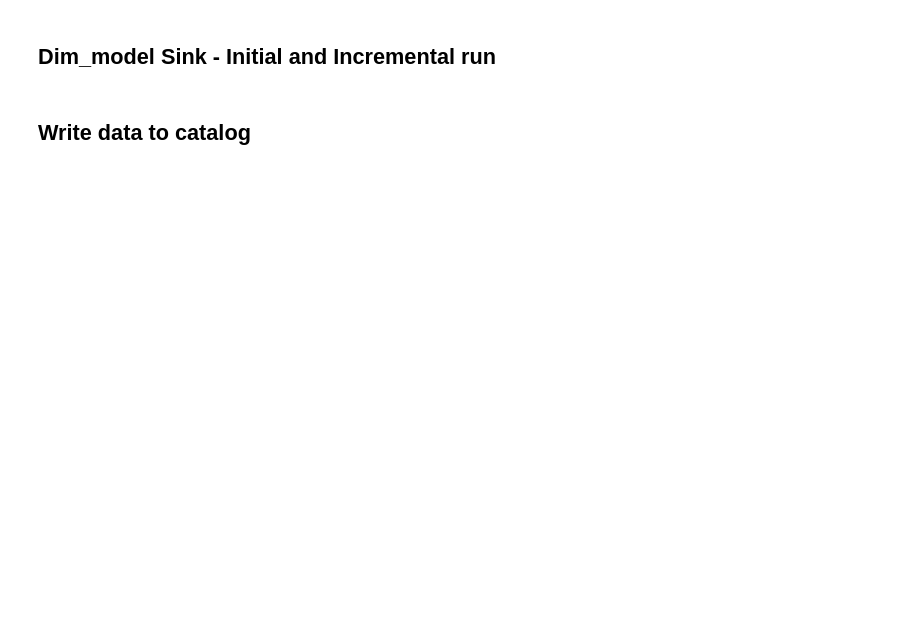
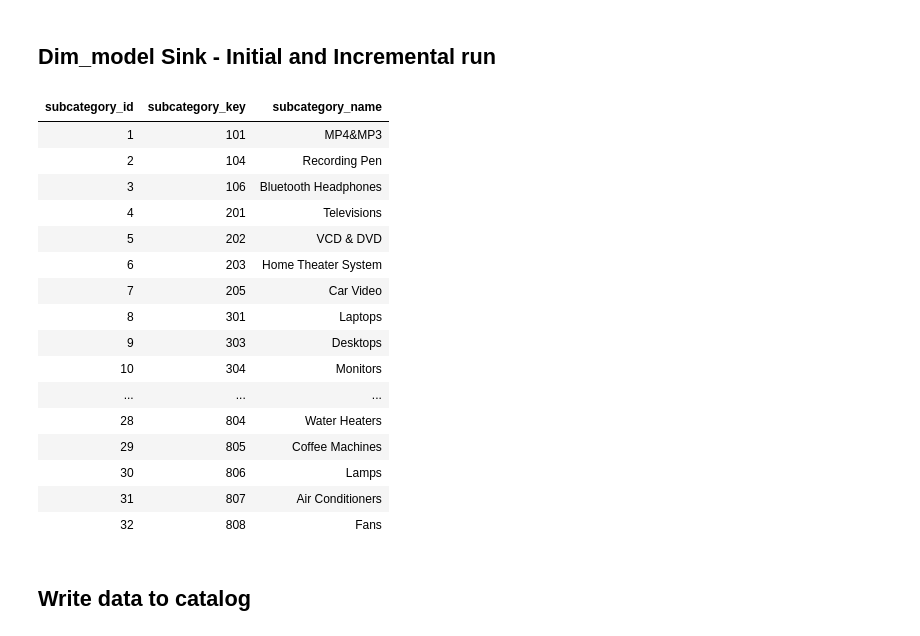
Before and after one commit to KacperFu/Azure-DE-Project, a Jupyter notebook: Notebooks/dim_subcategory.ipynb, the cells around one changed output. Drawn from its saved outputs; the diff is of its cells as text; code cells hidden in the pictures; blank space fills up the shorter version.

```diff
--- a/Notebooks/dim_subcategory.ipynb
+++ b/Notebooks/dim_subcategory.ipynb
@@ -36,15 +15,15 @@ df_src = spark.sql('''
 ''')
 
 # Initialize target DataFrame
-if spark.catalog.tableExists('contoso_catalog.gold.dim_subcategories'):
+if spark.catalog.tableExists('contoso_catalog.gold.dim_sub'):
     df_tgt = spark.sql('''
-    SELECT                      surrogate_key,
+    SELECT                      subcategory_id,
                                 subcategory_key,
                                 subcategory_name
-        FROM contoso_catalog.gold.dim_subcategories
+        FROM contoso_catalog.gold.dim_sub
     ''')
 else:
-    df_tgt = df_src.withColumn("surrogate_key", F.lit(0).cast(LongType()))\
+    df_tgt = df_src.withColumn("subcategory_id", F.lit(0).cast(LongType()))\
                    .withColumn("is_current", F.lit(1).cast(IntegerType()))\
                    .withColumn("start_date", F.current_date())\
                    .withColumn("end_date", F.lit(None).cast(DateType()))\
@@ -52,7 +31,7 @@ else:
 
 def generate_surrogate_key(df, start_value):
     w = Window.orderBy("subcategory_key")
-    return df.withColumn("surrogate_key", F.row_number().over(w) + F.lit(start_value))
+    return df.withColumn("subcategory_id", F.row_number().over(w) + F.lit(start_value))
 
 def apply_scd_type2_changes(df_src, df_tgt):
     if df_tgt.rdd.isEmpty():
@@ -61,60 +40,89 @@ def apply_scd_type2_changes(df_src, df_tgt):
                .withColumn("end_date", F.lit(None).cast(DateType()))\
                .withColumn("is_current", F.lit(1).cast(IntegerType()))
 
-    max_surrogate_key = df_tgt.agg(F.max("surrogate_key")).collect()[0][0]
+    max_surrogate_key = df_tgt.agg(F.max("subcategory_id")).collect()[0][0]
 
     src = df_src.alias("src")
     tgt = df_tgt.filter(F.col("is_current") == 1).alias("tgt")
 
     joined_df = src.join(tgt, "subcategory_key", "outer")
 
-    new_records = joined_df.filter(F.col("tgt.surrogate_key").isNull())
+    new_records = joined_df.filter(F.col("tgt.subcategory_id").isNull())
+    new_records_count = new_records.count()
 
     if new_records.count() > 0:
         new_records = generate_surrogate_key(new_records, max_surrogate_key + 1)\
                      .withColumn("start_date", F.current_date())\
                      .withColumn("end_date", F.lit(None).cast(DateType()))\
                      .withColumn("is_current", F.lit(1).cast(IntegerType()))
 
-    changed_records = joined_df.filter((F.col("tgt.surrogate_key").isNotNull()) &
-                                       (
-                                        (F.coalesce(src.subcategory_name != tgt.subcategory_name, F.lit(False)))|
+    changed_records = joined_df.filter((F.col("tgt.subcategory_id").isNotNull()) &
 
-                                       )
+                                        (F.coalesce(src.subcategory_name != tgt.subcategory_name, F.lit(False)))
+
                                         )
 
-    if changed_records.count() > 0:
-        new_versions = changed_records.select("src.subcategory_key", "src.subcategory_name")
+    changed_records_count = changed_records.count()
 
-        start_key = max_surrogate_key + (new_records.count() if new_records.count() > 0 else 0) + 1
+    if new_records_count == 0 and changed_records_count == 0:
+        return df_tgt
+
+    if new_records_count > 0:
+        new_records = generate_surrogate_key(new_records, max_surrogate_key + 1)\
+                     .withColumn("start_date", F.current_date())\
+                     .withColumn("end_date", F.lit(None).cast(DateType()))\
+                     .withColumn("is_current", F.lit(1).cast(IntegerType()))
+
+    if changed_records_count > 0:
+        new_versions = changed_records.select(
+            "src.*"
+        ).drop("subcategory_id", "start_date", "end_date", "is_current")
+
+        start_key = max_surrogate_key + new_records_count + 1
         new_versions = generate_surrogate_key(new_versions, start_key)\
-                       .withColumn("start_date", F.current_date())\
-                       .withColumn("end_date", F.lit(None).cast(DateType()))\
-                       .withColumn("is_current", F.lit(1).cast(IntegerType()))
+                      .withColumn("start_date", F.current_date())\
+                      .withColumn("end_date", F.lit(None).cast(DateType()))\
+                      .withColumn("is_current", F.lit(1).cast(IntegerType()))
 
         old_versions = df_tgt.join(changed_records.select("subcategory_key"), "subcategory_key", "inner")\
-                             .withColumn("end_date", F.when(F.col("is_current") == 1, F.date_sub(F.current_date(), 1)).otherwise(F.col("end_date")))\
-                             .withColumn("is_current", F.when(F.col("is_current") == 1, F.lit(0)).otherwise(F.col("is_current")))
+                            .withColumn("end_date", F.when(F.col("is_current") == 1, F.date_sub(F.current_date(), 1)).otherwise(F.col("end_date")))\
+                            .withColumn("is_current", F.when(F.col("is_current") == 1, F.lit(0)).otherwise(F.col("is_current")))
 
         unchanged_records = df_tgt.join(changed_records.select("subcategory_key"), "subcategory_key", "leftanti")
 
-        if new_records.count() > 0:
-            final_df = unchanged_records\
-                                    .unionAll(old_versions)\
-                                    .unionAll(new_records)\
-                                    .unionAll(new_versions)
-        else:
-            final_df = unchanged_records\
-                                    .unionAll(old_versions)\
-                                    .unionAll(new_versions)
+        # Build the final DataFrame based on what we have
+        final_df = unchanged_records
 
+        if changed_records_count > 0:
+            final_df = final_df.unionAll(old_versions).unionAll(new_versions)
 
-    return final_df
+        if new_records_count > 0:
+            final_df = final_df.unionAll(new_records)
+
+        return final_df
 
 # Apply SCD Type 2 changes
 result_df = apply_scd_type2_changes(df_src, df_tgt)
 
 display(result_df)
+# %% [output]
+| subcategory_id | subcategory_key | subcategory_name |
+| 1 | 101 | MP4&MP3 |
+| 2 | 104 | Recording Pen |
+| 3 | 106 | Bluetooth Headphones |
+| 4 | 201 | Televisions |
+| 5 | 202 | VCD & DVD |
+| 6 | 203 | Home Theater System |
+| 7 | 205 | Car Video |
+| 8 | 301 | Laptops |
+| 9 | 303 | Desktops |
+| 10 | 304 | Monitors |
+| ... | ... | ... |
+| 28 | 804 | Water Heaters |
+| 29 | 805 | Coffee Machines |
+| 30 | 806 | Lamps |
+| 31 | 807 | Air Conditioners |
+| 32 | 808 | Fans |
 # %% [markdown]
 ## Write data to catalog
 # %%
```
Also changed, not shown: parts of 3 cells of this notebook, 3 other files.
